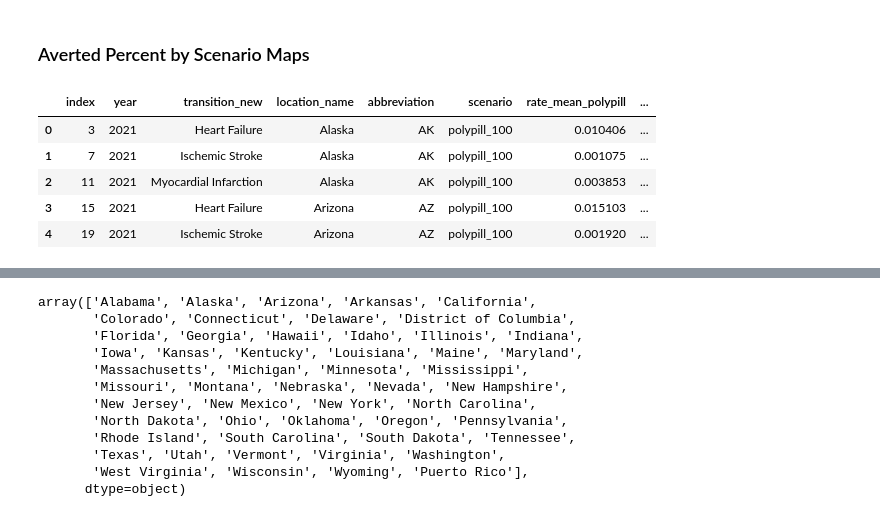
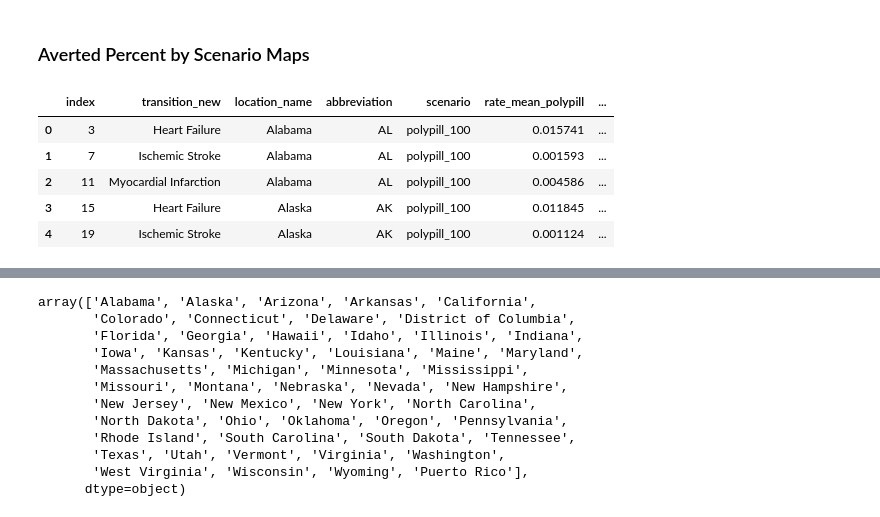
Before and after one commit to ihmeuw/vivarium_research_nih_us_cvd, a Jupyter notebook: map_figures_8.4.23.ipynb, the cells around one changed output, grey strips where cells are left out. Cells and saved outputs as stored; diff of their text form; code cells hidden in the pictures.

```diff
--- a/map_figures_8.4.23.ipynb
+++ b/map_figures_8.4.23.ipynb
@@ -136,7 +155,7 @@ tran_state_rate['rate'] = tran_state_rate['value'] / tran_state_rate['ptvalue']
 # %%
-tran_state_rate_baseline = tran_state_rate.loc[tran_state_rate.scenario == 'baseline']
-tran_state_rate_baseline = tran_state_rate_baseline.rename(columns = {'rate':'baseline'})
-tran_state_rate_total = tran_state_rate.merge(tran_state_rate_baseline[['input_draw','year','location_name','transition_new','baseline']], on=['input_draw','year','location_name','transition_new'])
-tran_state_rate_total['averted_count'] = tran_state_rate_total['baseline'] - tran_state_rate_total['rate']
-tran_state_rate_total['averted_percent'] = 100*((tran_state_rate_total['baseline'] - tran_state_rate_total['rate'])/tran_state_rate_total['baseline'])
-#tran_state_rate_total.head()
+tran_state_rate_allyear_baseline = tran_state_rate_allyear.loc[tran_state_rate_allyear.scenario == 'baseline']
+tran_state_rate_allyear_baseline = tran_state_rate_allyear_baseline.rename(columns = {'rate':'baseline'})
+tran_state_rate_allyear_total = tran_state_rate_allyear.merge(tran_state_rate_allyear_baseline[['input_draw','location_name','transition_new','baseline']], on=['input_draw','location_name','transition_new'])
+tran_state_rate_allyear_total['averted_count'] = tran_state_rate_allyear_total['baseline'] - tran_state_rate_allyear_total['rate']
+tran_state_rate_allyear_total['averted_percent'] = 100*((tran_state_rate_allyear_total['baseline'] - tran_state_rate_allyear_total['rate'])/tran_state_rate_allyear_total['baseline'])
+tran_state_rate_allyear_total.head()
@@ -147,3 +180,10 @@ tran_state_rate_summ = (tran_state_rate_total
                                   'averted_percent':['mean',q25,q975],
                                  'rate':['mean',q25,q975]}))
 #tran_state_rate_summ.head()
+# %%
+tran_state_rate_allyear_summ = (tran_state_rate_allyear_total
+                      .groupby(['location_name','abbreviation','transition_new','scenario'])
+                      .aggregate({'averted_count':['mean',q25,q975],
+                                  'averted_percent':['mean',q25,q975],
+                                 'rate':['mean',q25,q975]}))
+tran_state_rate_allyear_summ.head()
@@ -166,0 +216,4 @@ tran_state_rate_summ.loc[(tran_state_rate_summ.scenario == 'baseline') & (tran_s
+# %%
+tran_state_rate_allyear_summ.columns = ["_".join(a) for a in tran_state_rate_allyear_summ.columns.to_flat_index()]
+tran_state_rate_allyear_summ.reset_index(inplace=True)
+tran_state_rate_allyear_summ.head()
@@ -304,22 +421,22 @@ alt.vconcat(*daly_charts).resolve_scale(color="independent")
 ### Averted Percent by Scenario Maps
 # %%
 tran_state_rate_map = pd.DataFrame()
-tran_state_rate_map[['year','transition_new','location_name','abbreviation','scenario','rate_mean','averted_count_mean','averted_percent_mean']] = tran_state_rate_summ[['year','transition_new','location_name','abbreviation','scenario','rate_mean','averted_count_mean','averted_percent_mean']]
+tran_state_rate_map[['transition_new','location_name','abbreviation','scenario','rate_mean','averted_count_mean','averted_percent_mean']] = tran_state_rate_allyear_summ[['transition_new','location_name','abbreviation','scenario','rate_mean','averted_count_mean','averted_percent_mean']]
 tran_state_rate_map_polypill = tran_state_rate_map.loc[tran_state_rate_map.scenario=='polypill_100'].reset_index()
 tran_state_rate_map_polypill = tran_state_rate_map_polypill.rename(columns = {'rate_mean':'rate_mean_polypill','averted_count_mean':'averted_count_mean_polypill','averted_percent_mean':'averted_percent_mean_polypill'})
 tran_state_rate_map_outreach = tran_state_rate_map.loc[tran_state_rate_map.scenario=='outreach_100'].reset_index()
 tran_state_rate_map_outreach = tran_state_rate_map_outreach.rename(columns = {'rate_mean':'rate_mean_outreach','averted_count_mean':'averted_count_mean_outreach','averted_percent_mean':'averted_percent_mean_outreach'})
 tran_state_rate_map_lifestyle = tran_state_rate_map.loc[tran_state_rate_map.scenario=='lifestyle_100'].reset_index()
 tran_state_rate_map_lifestyle = tran_state_rate_map_lifestyle.rename(columns = {'rate_mean':'rate_mean_lifestyle','averted_count_mean':'averted_count_mean_lifestyle','averted_percent_mean':'averted_percent_mean_lifestyle'}).reset_index()
 tran_state_rate_map = pd.concat([tran_state_rate_map_polypill, tran_state_rate_map_outreach[['rate_mean_outreach','averted_count_mean_outreach','averted_percent_mean_outreach']], tran_state_rate_map_lifestyle[['rate_mean_lifestyle','averted_count_mean_lifestyle','averted_percent_mean_lifestyle']]], axis=1)
 tran_state_rate_map.head()
 # %% [output]
-|  | index | year | transition_new | location_name | abbreviation | scenario | rate_mean_polypill | ... |
-| 0 | 3 | 2021 | Heart Failure | Alaska | AK | polypill_100 | 0.010406 | ... |
-| 1 | 7 | 2021 | Ischemic Stroke | Alaska | AK | polypill_100 | 0.001075 | ... |
-| 2 | 11 | 2021 | Myocardial Infarction | Alaska | AK | polypill_100 | 0.003853 | ... |
-| 3 | 15 | 2021 | Heart Failure | Arizona | AZ | polypill_100 | 0.015103 | ... |
-| 4 | 19 | 2021 | Ischemic Stroke | Arizona | AZ | polypill_100 | 0.001920 | ... |
+|  | index | transition_new | location_name | abbreviation | scenario | rate_mean_polypill | ... |
+| 0 | 3 | Heart Failure | Alabama | AL | polypill_100 | 0.015741 | ... |
+| 1 | 7 | Ischemic Stroke | Alabama | AL | polypill_100 | 0.001593 | ... |
+| 2 | 11 | Myocardial Infarction | Alabama | AL | polypill_100 | 0.004586 | ... |
+| 3 | 15 | Heart Failure | Alaska | AK | polypill_100 | 0.011845 | ... |
+| 4 | 19 | Ischemic Stroke | Alaska | AK | polypill_100 | 0.001124 | ... |
 # %%
 pop = data.population_engineers_hurricanes()
 pop= pop.rename(columns = {'state':'location_name'})
```
Also changed, not shown: parts of 17 cells of this notebook, 10 other files.
